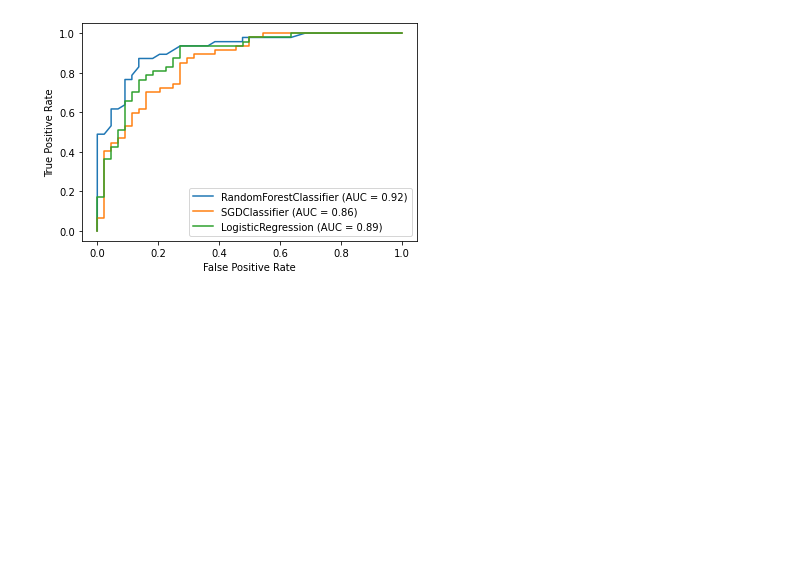
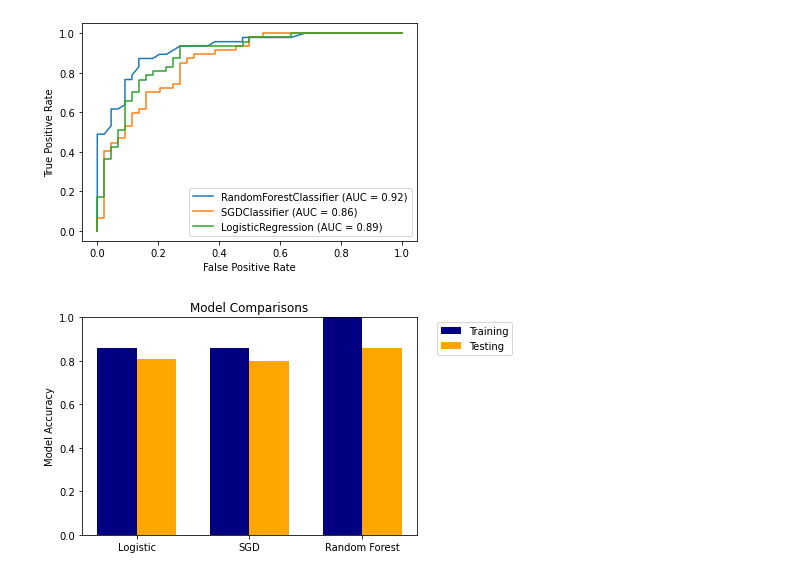
Before and after one commit to robd123/AML, a Jupyter notebook: Project3/Project3.ipynb, the cells around one changed output. Cells and saved outputs as stored; diff of their text form; code cells hidden in the pictures; blank space fills up the shorter version.

```diff
--- a/Project3/Project3.ipynb
+++ b/Project3/Project3.ipynb
@@ -187,0 +183,23 @@ labels = ['Logistic', 'SGD', 'Random Forest']
+# %%
+training_scores = [lr_train_score, sgd_train_score, rf_train_score]
+testing_scores =  [lr_test_score, sgd_test_score, rf_test_score]
+
+labels = ['Logistic', 'SGD', 'Random Forest']
+
+x = np.arange(len(labels))  # the label locations
+width = 0.35  # the width of the bars
+
+fig, ax = plt.subplots()
+rects1 = ax.bar(x - width/2, training_scores, width, label='Training', color='navy')
+rects2 = ax.bar(x + width/2, testing_scores, width, label='Testing', color='orange')
+
+ax.set_ylabel('Model Accuracy')
+ax.set_xticks(x)
+ax.set_ylim(0,1)
+ax.set_xticklabels(labels)
+ax.legend(bbox_to_anchor = (1.3, 1.0), loc='upper right')
+
+plt.title('Model Comparisons')
+plt.show()
+# %% [output]
+[figure, added]
```
Also changed, not shown: parts of 1 cell of this notebook.
